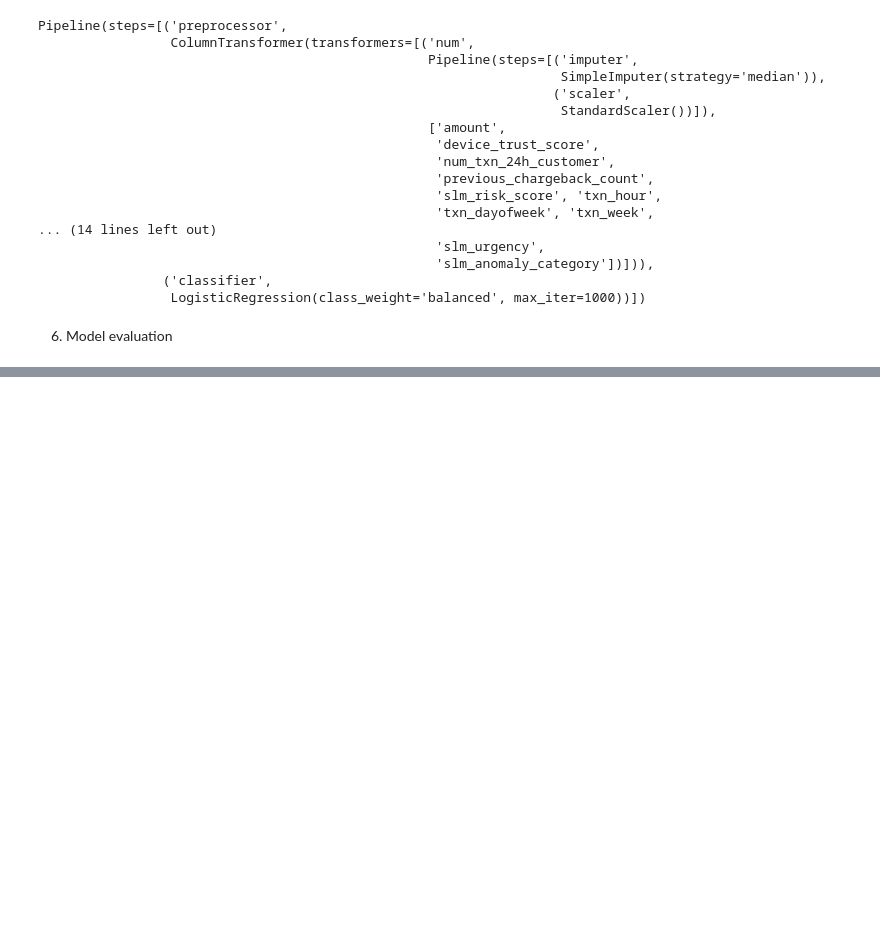
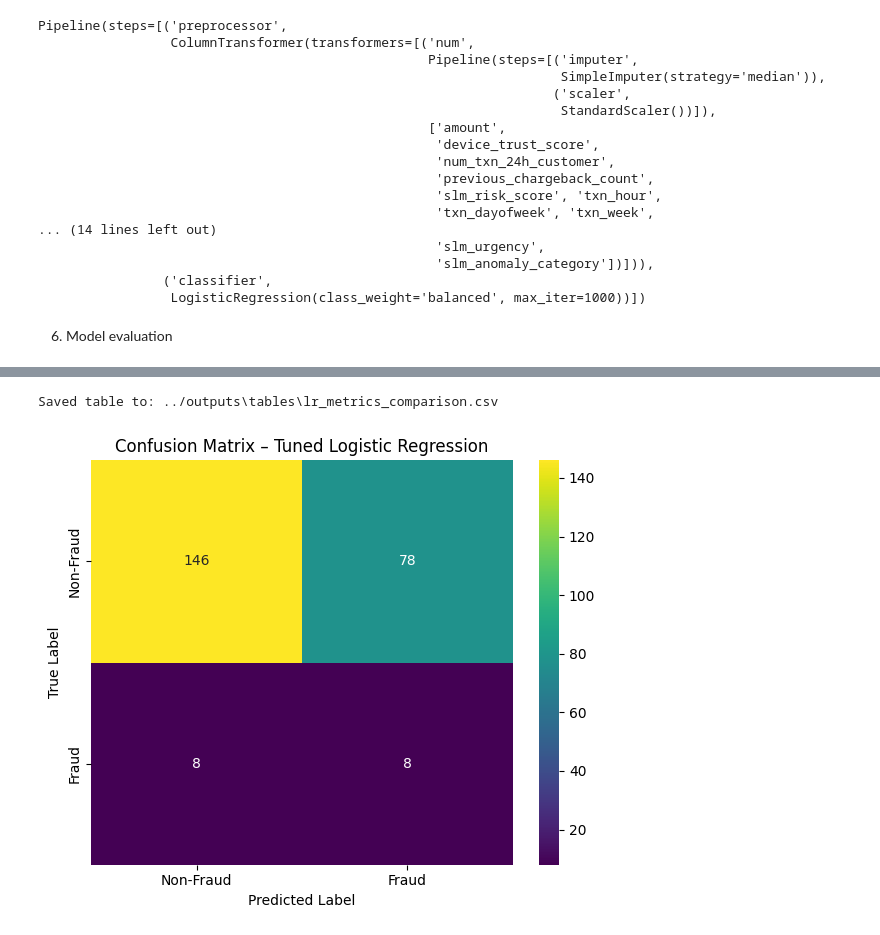
Before and after one commit to Aliff00/um-wie3007-data-mining-group14, a Jupyter notebook: notebooks/logistic_regression.ipynb, the cells around one changed output, grey strips where cells are left out. Drawn from its saved outputs; the diff is of its cells as text; code cells hidden in the pictures; blank space fills up the shorter version.

```diff
--- a/notebooks/logistic_regression.ipynb
+++ b/notebooks/logistic_regression.ipynb
@@ -2,6 +2,14 @@
 1) Load dataset
 # %%
 import pandas as pd
+import os
+
+OUTPUT_DIR = "../outputs"
+FIG_DIR = os.path.join(OUTPUT_DIR, "figures")
+TAB_DIR = os.path.join(OUTPUT_DIR, "tables")
+
+os.makedirs(FIG_DIR, exist_ok=True)
+os.makedirs(TAB_DIR, exist_ok=True)
 # %%
 df_path = "../data/processed/feature_engineered_with_SLM.csv"
 df = pd.read_csv(df_path)
@@ -165,0 +225,5 @@ weighted avg     0.8855    0.6458    0.7345       240
+# %%
+tuned_LR_classifier = grid.best_estimator_
+
+y_pred_tuned = tuned_LR_classifier.predict(x_test)
+y_proba_tuned = tuned_LR_classifier.predict_proba(x_test)[:,1]
@@ -165,0 +258,42 @@ weighted avg     0.8855    0.6458    0.7345       240
+# %%
+comparison = pd.DataFrame([metrics, tuned_metrics])
+comparison
+
+comparison.to_csv(
+    os.path.join(TAB_DIR, "logReg_metrics.csv"),
+    index=False
+)
+
+print("Saved table to:", os.path.join(TAB_DIR, "lr_metrics_comparison.csv"))
+# %% [output]
+Saved table to: ../outputs\tables\lr_metrics_comparison.csv
+# %%
+import matplotlib.pyplot as plt
+import seaborn as sns
+from sklearn.metrics import confusion_matrix
+
+cm = confusion_matrix(y_test, y_pred_tuned)
+
+plt.figure(figsize=(6, 5))
+sns.heatmap(
+    cm,
+    annot=True,
+    fmt="d",
+    cmap="viridis",
+    xticklabels=["Non-Fraud", "Fraud"],
+    yticklabels=["Non-Fraud", "Fraud"]
+)
+
+plt.xlabel("Predicted Label")
+plt.ylabel("True Label")
+plt.title("Confusion Matrix – Tuned Logistic Regression")
+plt.tight_layout()
+
+plt.savefig(
+    os.path.join(FIG_DIR, "logReg_tuned_confusion_matrix.png"),
+    dpi=200
+)
+
+plt.show()
+# %% [output]
+[figure, added]
```
Also changed, not shown: parts of 11 cells of this notebook, 4 other files.
